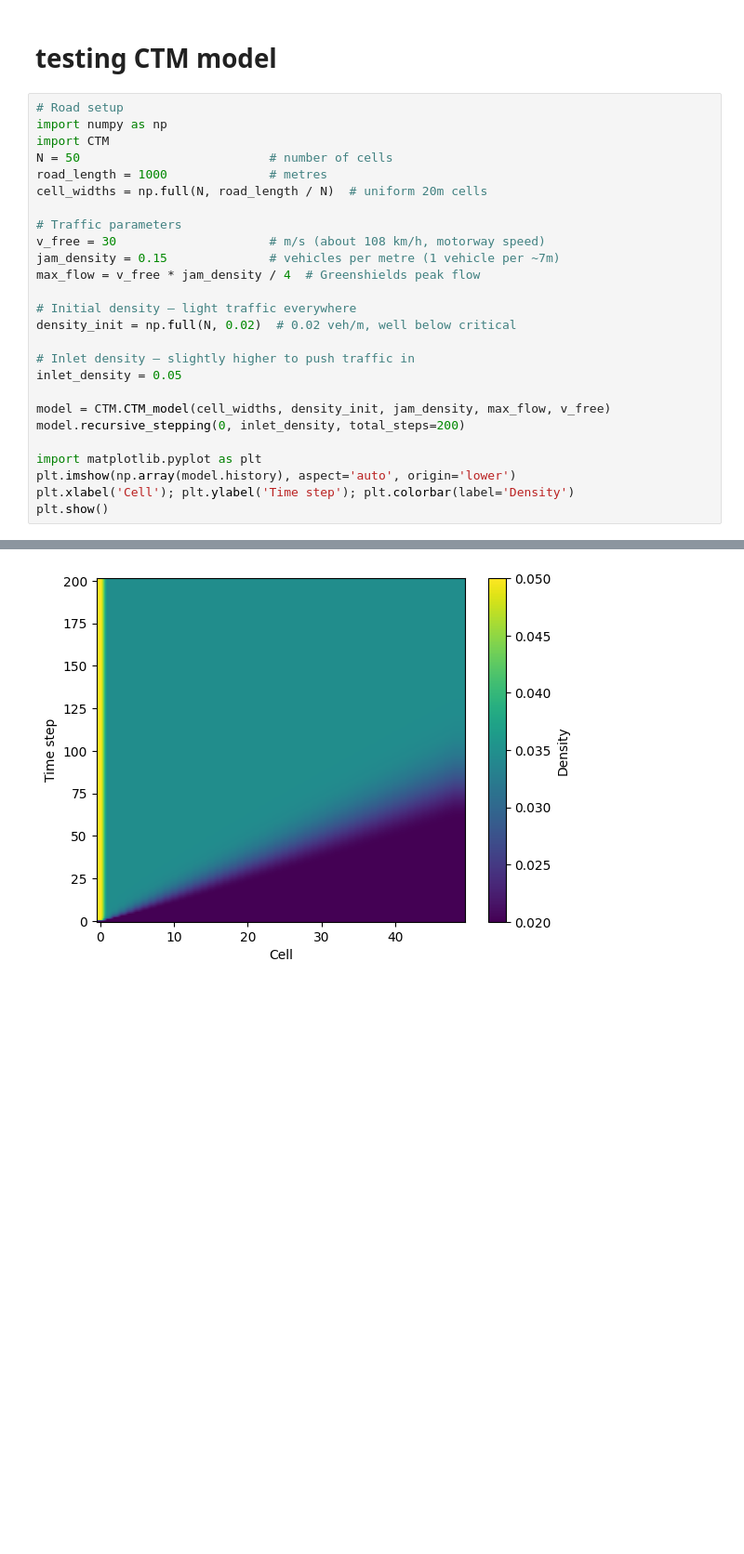
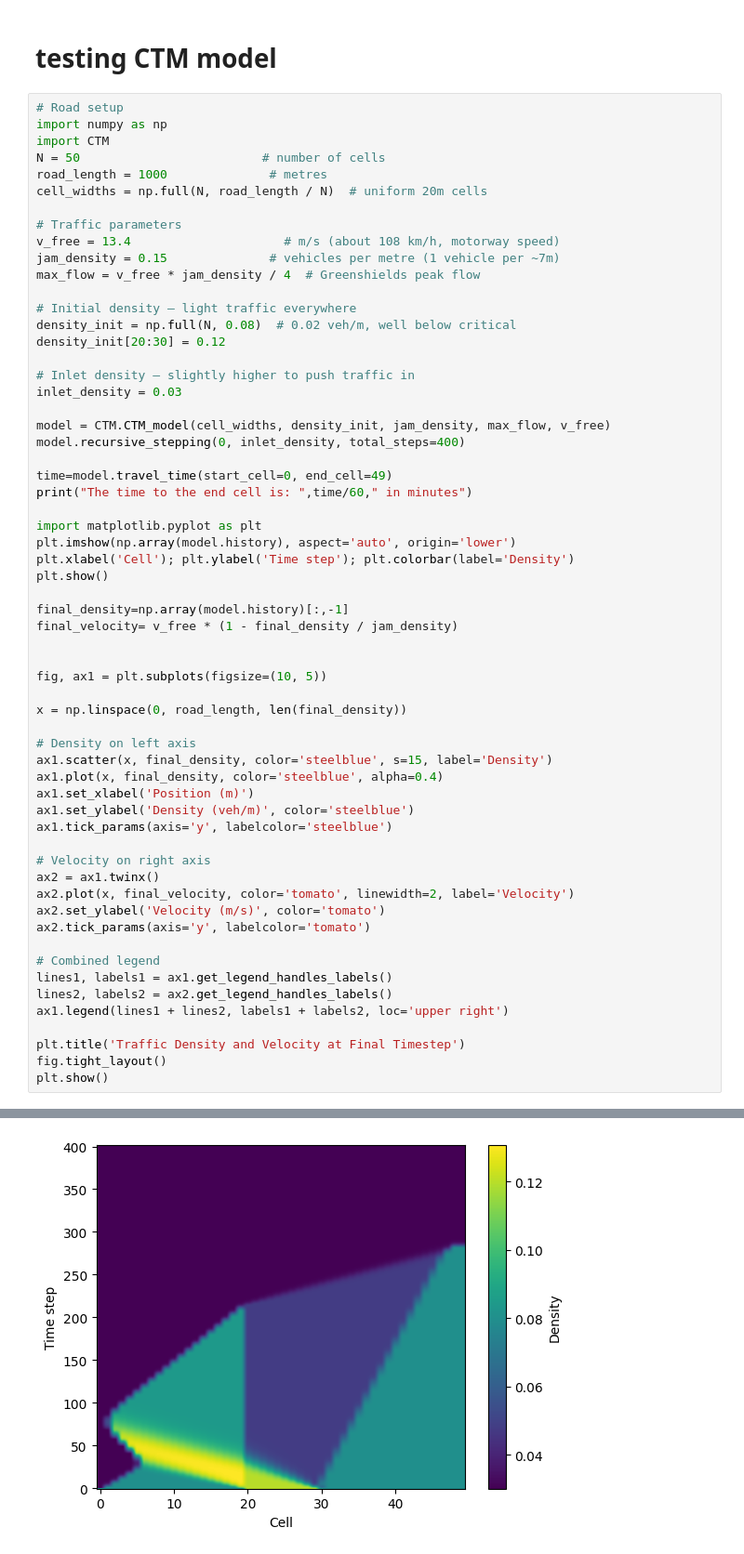
Before and after one commit to damianfrench/General-Physics, a Jupyter notebook: code/main.ipynb, the cells around one changed output, grey strips where cells are left out. Shown at 93% size. Cells and saved outputs as stored; diff of their text form; blank space fills up the shorter version.

```diff
--- a/code/main.ipynb
+++ b/code/main.ipynb
@@ -58,26 +58,60 @@ S
 # Road setup
 import numpy as np
 import CTM
-N = 50                          # number of cells
+N = 50                         # number of cells
 road_length = 1000              # metres
 cell_widths = np.full(N, road_length / N)  # uniform 20m cells
 
 # Traffic parameters
-v_free = 30                     # m/s (about 108 km/h, motorway speed)
+v_free = 13.4                     # m/s (about 108 km/h, motorway speed)
 jam_density = 0.15              # vehicles per metre (1 vehicle per ~7m)
 max_flow = v_free * jam_density / 4  # Greenshields peak flow
 
 # Initial density — light traffic everywhere
-density_init = np.full(N, 0.02)  # 0.02 veh/m, well below critical
+density_init = np.full(N, 0.08)  # 0.02 veh/m, well below critical
+density_init[20:30] = 0.12
 
 # Inlet density — slightly higher to push traffic in
-inlet_density = 0.05
+inlet_density = 0.03
 
 model = CTM.CTM_model(cell_widths, density_init, jam_density, max_flow, v_free)
-model.recursive_stepping(0, inlet_density, total_steps=200)
+model.recursive_stepping(0, inlet_density, total_steps=400)
+
+time=model.travel_time(start_cell=0, end_cell=49)
+print("The time to the end cell is: ",time/60," in minutes")
 
 import matplotlib.pyplot as plt
 plt.imshow(np.array(model.history), aspect='auto', origin='lower')
 plt.xlabel('Cell'); plt.ylabel('Time step'); plt.colorbar(label='Density')
 plt.show()
+
+final_density=np.array(model.history)[:,-1]
+final_velocity= v_free * (1 - final_density / jam_density)
+
+
+fig, ax1 = plt.subplots(figsize=(10, 5))
+
+x = np.linspace(0, road_length, len(final_density))
+
+# Density on left axis
+ax1.scatter(x, final_density, color='steelblue', s=15, label='Density')
+ax1.plot(x, final_density, color='steelblue', alpha=0.4)
+ax1.set_xlabel('Position (m)')
+ax1.set_ylabel('Density (veh/m)', color='steelblue')
+ax1.tick_params(axis='y', labelcolor='steelblue')
+
+# Velocity on right axis
+ax2 = ax1.twinx()
+ax2.plot(x, final_velocity, color='tomato', linewidth=2, label='Velocity')
+ax2.set_ylabel('Velocity (m/s)', color='tomato')
+ax2.tick_params(axis='y', labelcolor='tomato')
+
+# Combined legend
+lines1, labels1 = ax1.get_legend_handles_labels()
+lines2, labels2 = ax2.get_legend_handles_labels()
+ax1.legend(lines1 + lines2, labels1 + labels2, loc='upper right')
+
+plt.title('Traffic Density and Velocity at Final Timestep')
+fig.tight_layout()
+plt.show()
 # %% [output]
@@ -84 +119 @@ plt.show()
-[figure, old version]
+[figure, new version]
```
Also changed, not shown: parts of 1 cell of this notebook, 1 other file.
